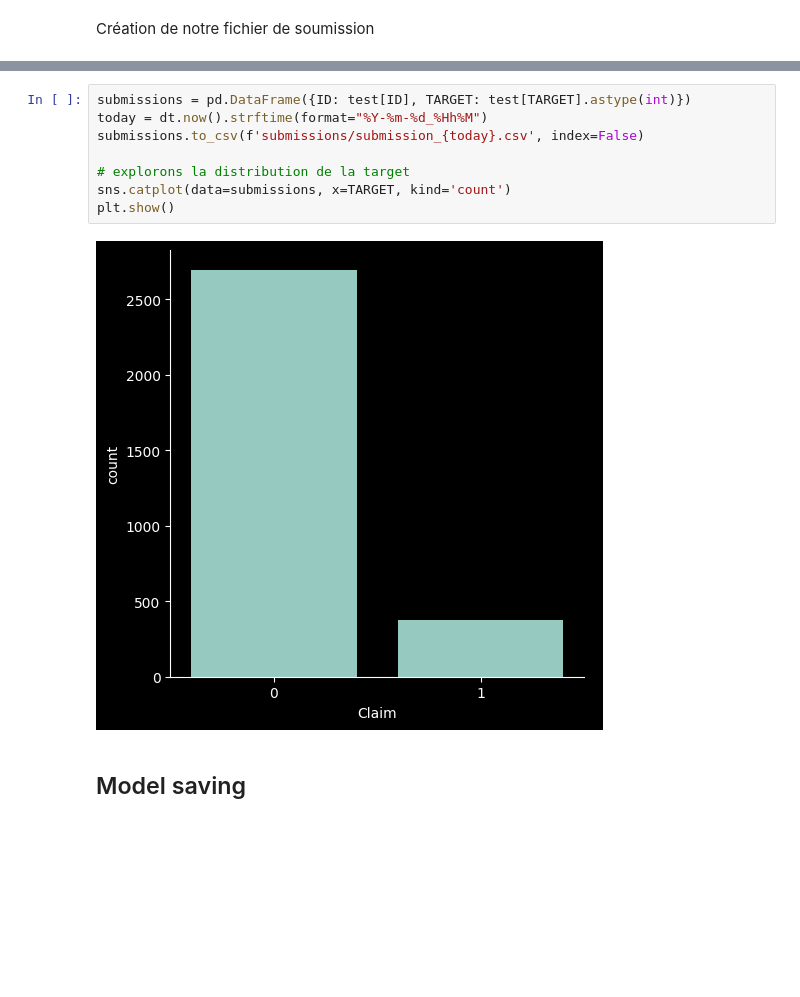
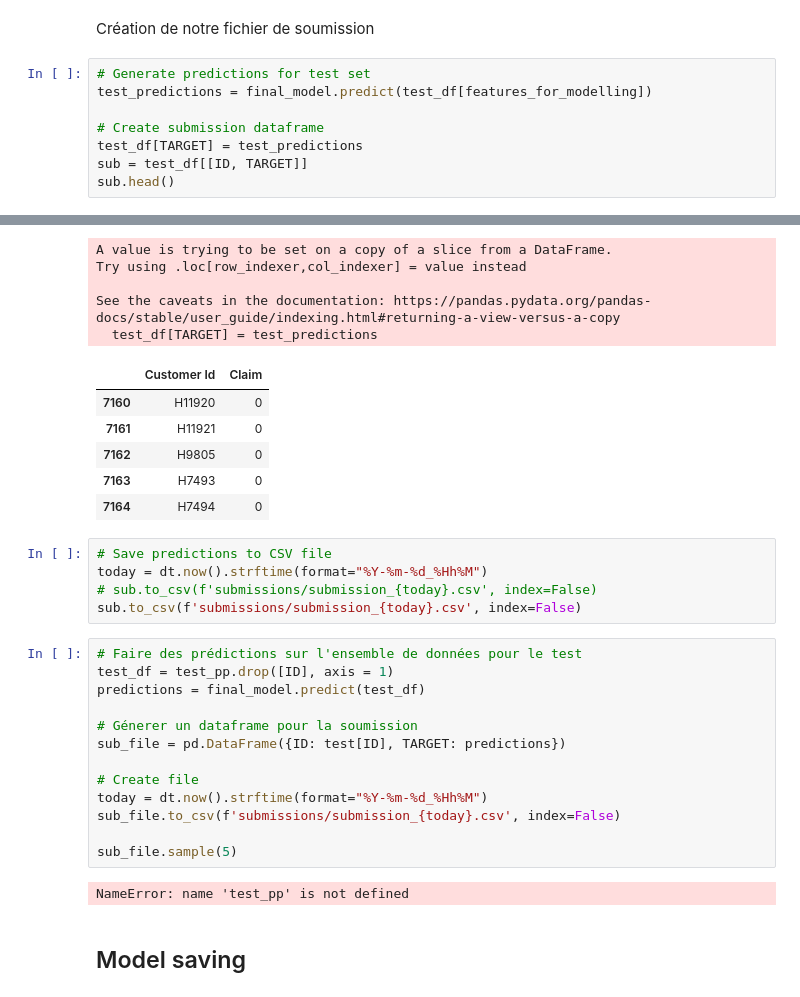
Before and after one commit to justekouassi/Insurance-Prediction-Challenge, a Jupyter notebook: insurance_prediction_boosting.ipynb, the cells around one changed output, grey strips where cells are left out. Cells and saved outputs as stored; diff of their text form; blank space fills up the shorter version.

```diff
--- a/insurance_prediction_boosting.ipynb
+++ b/insurance_prediction_boosting.ipynb
@@ -550,3 +635,12 @@ sample_submission.head()
 | 4 | H10003 | 1 |
 # %% [markdown]
 Création de notre fichier de soumission
+# %%
+# Generate predictions for test set
+test_predictions = final_model.predict(test_df[features_for_modelling])
+
+# Create submission dataframe
+test_df[TARGET] = test_predictions
+sub = test_df[[ID, TARGET]]
+sub.head()
+# %% [output]
@@ -553,13 +652,34 @@ Création de notre fichier de soumission
+A value is trying to be set on a copy of a slice from a DataFrame.
+Try using .loc[row_indexer,col_indexer] = value instead
+
+See the caveats in the documentation: https://pandas.pydata.org/pandas-docs/stable/user_guide/indexing.html#returning-a-view-versus-a-copy
+  test_df[TARGET] = test_predictions
+|  | Customer Id | Claim |
+| 7160 | H11920 | 0 |
+| 7161 | H11921 | 0 |
+| 7162 | H9805 | 0 |
+| 7163 | H7493 | 0 |
+| 7164 | H7494 | 0 |
 # %%
-submissions = pd.DataFrame({ID: test[ID], TARGET: test[TARGET].astype(int)})
+# Save predictions to CSV file
 today = dt.now().strftime(format="%Y-%m-%d_%Hh%M")
-submissions.to_csv(f'submissions/submission_{today}.csv', index=False)
-
-# explorons la distribution de la target
-sns.catplot(data=submissions, x=TARGET, kind='count')
-plt.show()
+# sub.to_csv(f'submissions/submission_{today}.csv', index=False)
+sub.to_csv(f'submissions/submission_{today}.csv', index=False)
-# %% [output]
-[figure, removed]
+# %%
+# Faire des prédictions sur l'ensemble de données pour le test
+test_df = test_pp.drop([ID], axis = 1)
+predictions = final_model.predict(test_df)
+
+# Génerer un dataframe pour la soumission
+sub_file = pd.DataFrame({ID: test[ID], TARGET: predictions})
+
+# Create file
+today = dt.now().strftime(format="%Y-%m-%d_%Hh%M")
+sub_file.to_csv(f'submissions/submission_{today}.csv', index=False)
+
+sub_file.sample(5)
+# %% [output]
+NameError: name 'test_pp' is not defined
 # %% [markdown]
 ## Model saving
 # %%
```
Also changed, not shown: parts of 39 cells of this notebook.
